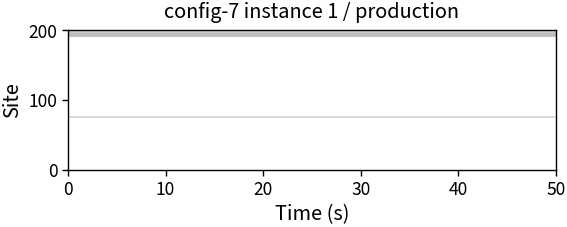
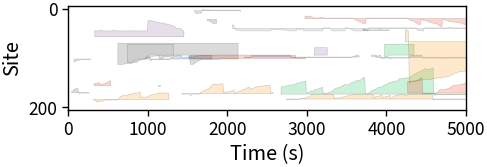
The notebook cell's code change between the first figure and the second:
--- before
+++ after
@@ -1,3 +1,3 @@
-fig, ax = plt.subplots(figsize=(2.9, 1.2))
+fig, ax = plt.subplots(figsize=(2.5, 0.9))
 
 for history in cohesin_histories.values():
@@ -7,9 +7,12 @@
     ax.fill_between(x, y1, y2, edgecolor="k", lw=0.2, alpha=0.2)
 
+y_margin = 5
 ax.set_xlim(0, phase_duration)
-ax.set_ylim(0, chain_length)
+ax.set_ylim(chain_length + y_margin, -y_margin)
 ax.set_xlabel("Time (s)")
 ax.set_ylabel("Site")
-ax.set_title(data_label)
+# ax.set_title(data_label)
+
+fig.savefig(f"_figs/LoopTrajectory-{task_id}-{config_id}-{instance_id}-{phase_key}.svg")
 
 pass

Commit: tasks/BPJ-Fig3: Add sampling tasks with correction in relaxtion